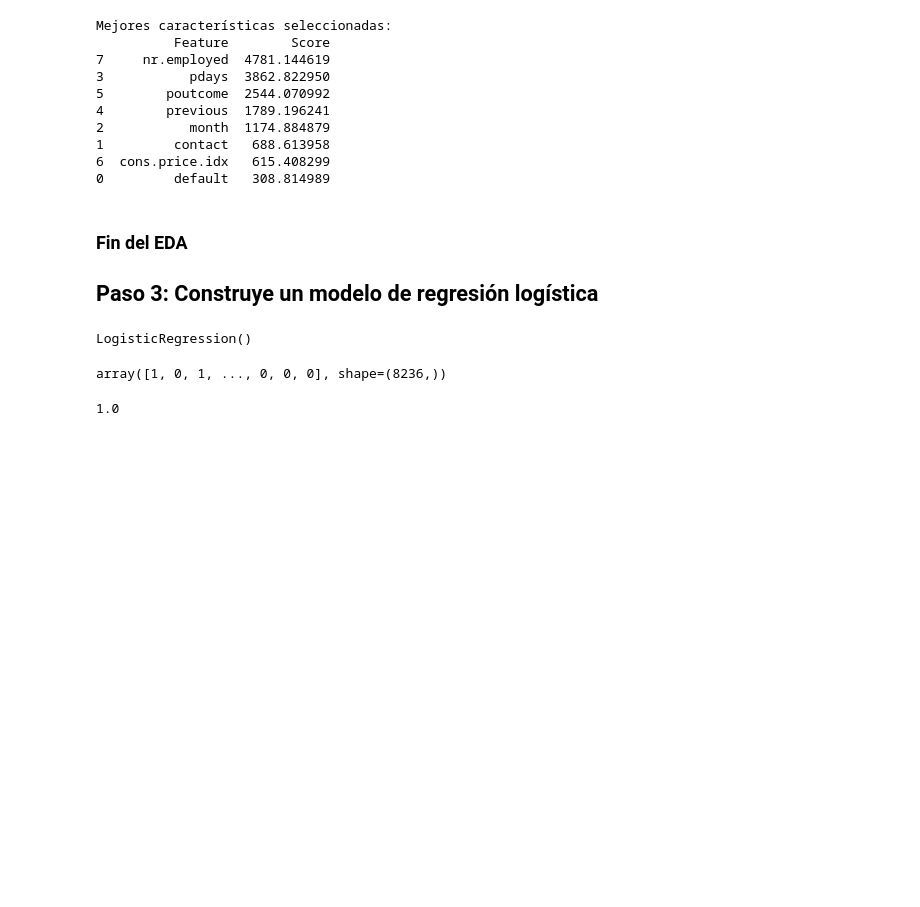
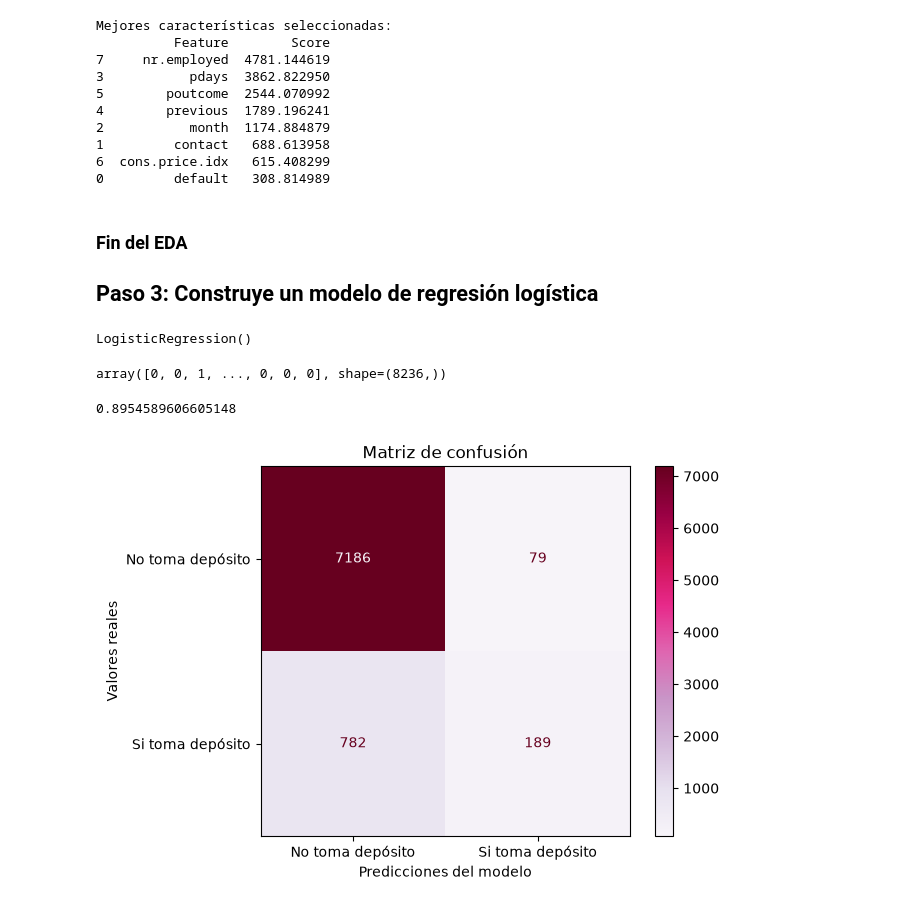
Before and after one commit to aromaydelicadeza/logistic_regression, a Jupyter notebook: src/explore.ipynb, the cells around one changed output. Drawn from its saved outputs; the diff is of its cells as text; code cells hidden in the pictures; blank space fills up the shorter version.

```diff
--- a/src/explore.ipynb
+++ b/src/explore.ipynb
@@ -986,17 +986,35 @@ X_test_seleccionado.to_csv('../data/processed/test_limpio.csv', index= False)
 ### Fin del EDA
 
 ## Paso 3: Construye un modelo de regresión logística
+# %%
+X_train_final = X_train_seleccionado.drop(columns=['y'])
+X_test_final = X_test_seleccionado.drop(columns=['y'])
+y_train_final = X_train_seleccionado['y']
+y_test_final = X_test_seleccionado['y']
 # %%
 model = LogisticRegression()
-model.fit(X_train_seleccionado, y_train)
+model.fit(X_train_final, y_train_final)
 # %% [output]
 LogisticRegression()
 # %%
-y_pred = model.predict(X_test_seleccionado)
+y_pred = model.predict(X_test_final)
 y_pred
 # %% [output]
-array([1, 0, 1, ..., 0, 0, 0], shape=(8236,))
+array([0, 0, 1, ..., 0, 0, 0], shape=(8236,))
 # %%
-accuracy_score(y_test, y_pred)
+accuracy_score(y_test_final, y_pred)
 # %% [output]
-1.0
+0.8954589606605148
+# %%
+cm = confusion_matrix(y_test_final, y_pred)
+
+disp = ConfusionMatrixDisplay(confusion_matrix=cm, display_labels=['No toma depósito', 'Si toma depósito'])
+
+disp.plot(cmap=plt.cm.PuRd)
+
+plt.xlabel("Predicciones del modelo")
+plt.ylabel("Valores reales")
+plt.title("Matriz de confusión")
+plt.show()
+# %% [output]
+[figure, added]
```
Also changed, not shown: parts of 2 cells of this notebook.
